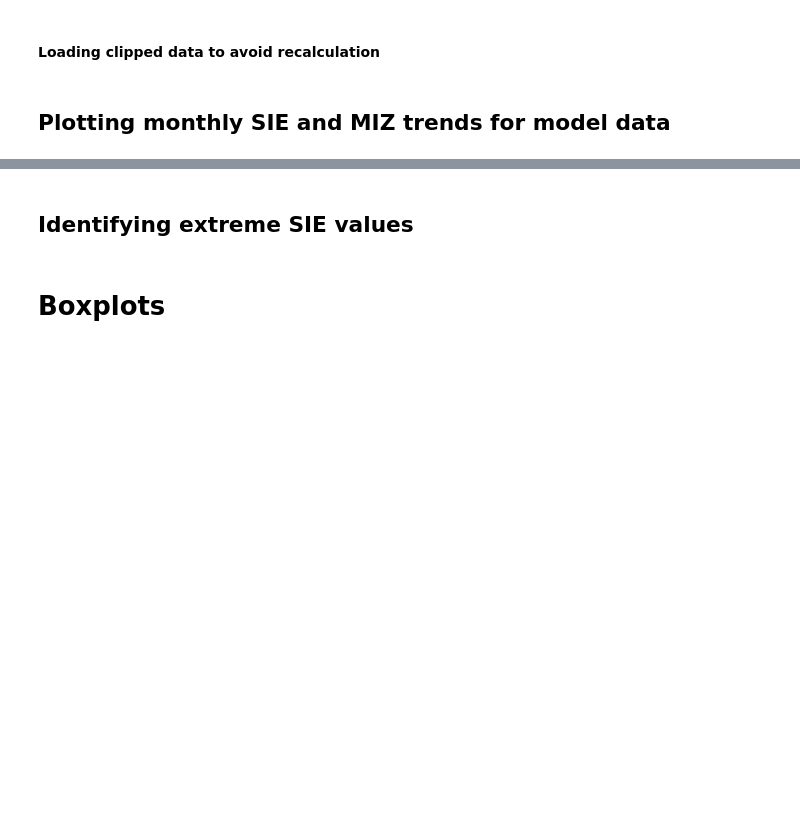
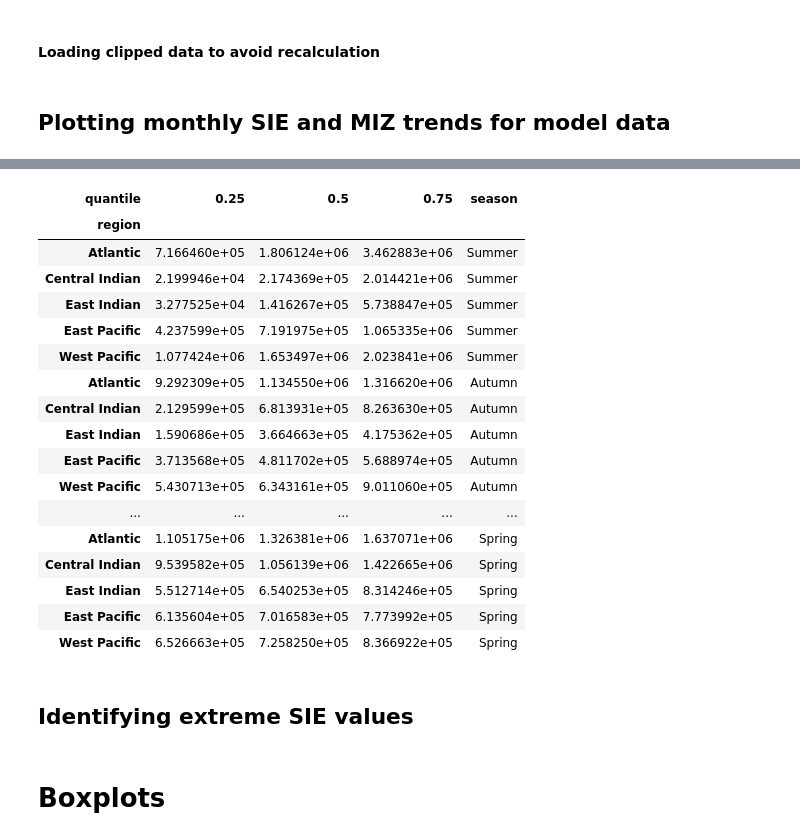
Before and after one commit to lidefi87/ACCESS_scripts_DFA, a Jupyter notebook: Scripts/SeaIcePlotsModel.ipynb, the cells around one changed output, grey strips where cells are left out. Drawn from its saved outputs; the diff is of its cells as text; code cells hidden in the pictures; blank space fills up the shorter version.

```diff
--- a/Scripts/SeaIcePlotsModel.ipynb
+++ b/Scripts/SeaIcePlotsModel.ipynb
@@ -2775,3 +3107,24 @@ plt.savefig(os.path.join(out_folder, fn), dpi = 300, bbox_inches = 'tight', pad_
+# %%
+reg_sea_MIZpd
+# %% [output]
+| quantile | 0.25 | 0.5 | 0.75 | season |
+| region |  |  |  |  |
+| Atlantic | 7.166460e+05 | 1.806124e+06 | 3.462883e+06 | Summer |
+| Central Indian | 2.199946e+04 | 2.174369e+05 | 2.014421e+06 | Summer |
+| East Indian | 3.277525e+04 | 1.416267e+05 | 5.738847e+05 | Summer |
+| East Pacific | 4.237599e+05 | 7.191975e+05 | 1.065335e+06 | Summer |
+| West Pacific | 1.077424e+06 | 1.653497e+06 | 2.023841e+06 | Summer |
+| Atlantic | 9.292309e+05 | 1.134550e+06 | 1.316620e+06 | Autumn |
+| Central Indian | 2.129599e+05 | 6.813931e+05 | 8.263630e+05 | Autumn |
+| East Indian | 1.590686e+05 | 3.664663e+05 | 4.175362e+05 | Autumn |
+| East Pacific | 3.713568e+05 | 4.811702e+05 | 5.688974e+05 | Autumn |
+| West Pacific | 5.430713e+05 | 6.343161e+05 | 9.011060e+05 | Autumn |
+| ... | ... | ... | ... | ... |
+| Atlantic | 1.105175e+06 | 1.326381e+06 | 1.637071e+06 | Spring |
+| Central Indian | 9.539582e+05 | 1.056139e+06 | 1.422665e+06 | Spring |
+| East Indian | 5.512714e+05 | 6.540253e+05 | 8.314246e+05 | Spring |
+| East Pacific | 6.135604e+05 | 7.016583e+05 | 7.773992e+05 | Spring |
+| West Pacific | 6.526663e+05 | 7.258250e+05 | 8.366922e+05 | Spring |
 # %% [markdown]
 ## Identifying extreme SIE values
 # %%
```
Also changed, not shown: parts of 25 cells of this notebook.
